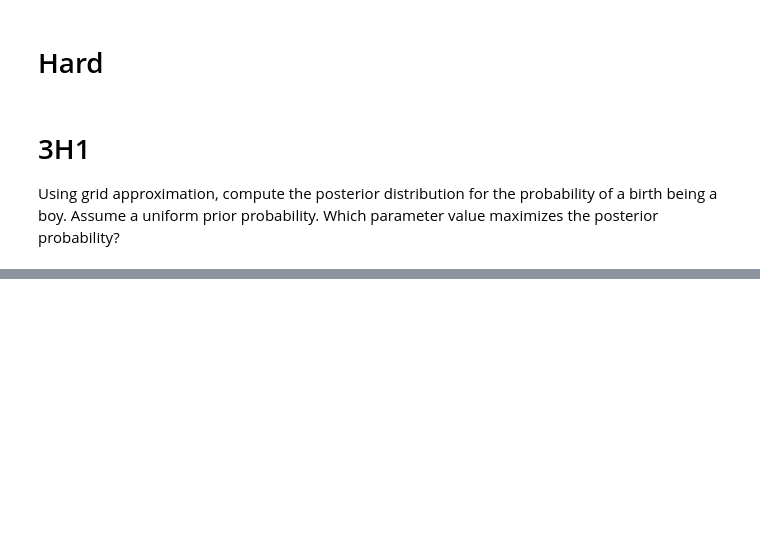
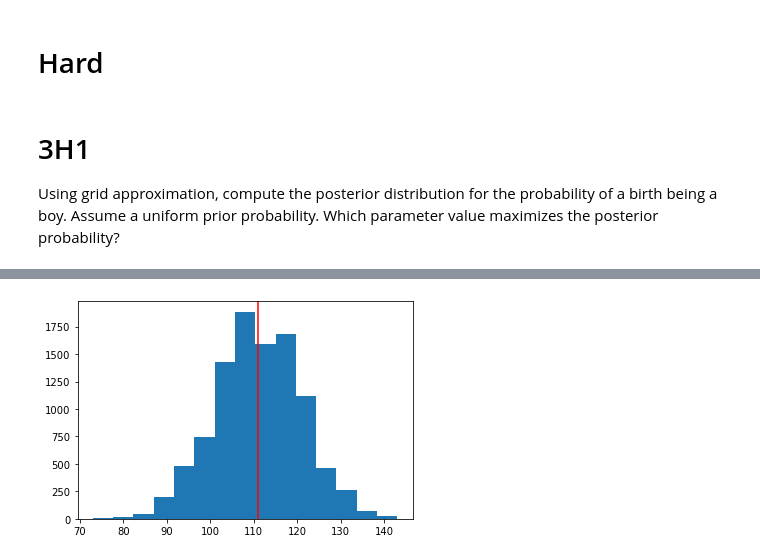
Before and after one commit to nicolagp/bayes, a Jupyter notebook: statistical_rethinking/chapter3.ipynb, the cells around one changed output, grey strips where cells are left out. Drawn from its saved outputs; the diff is of its cells as text; code cells hidden in the pictures; blank space fills up the shorter version.

```diff
--- a/statistical_rethinking/chapter3.ipynb
+++ b/statistical_rethinking/chapter3.ipynb
@@ -284,0 +321,16 @@ def posterior(seq, points, plot=True):
+# %%
+# pyro distribution
+d = pyro.distributions.Categorical(torch.tensor(post))
+# sample
+ps = [grid[d.sample().item()] for i in range(10000)]
+# %%
+samples = []
+for p in ps:
+    samples.append(int(torch.distributions.Binomial(200, p).sample()))
+# %%
+fig, ax = plt.subplots(1)
+ax.hist(samples, bins=15)
+ax.axvline(111, color="red")
+plt.show()
+# %% [output]
+[figure, added]
```
Also changed, not shown: parts of 27 cells of this notebook, 1 other file.
